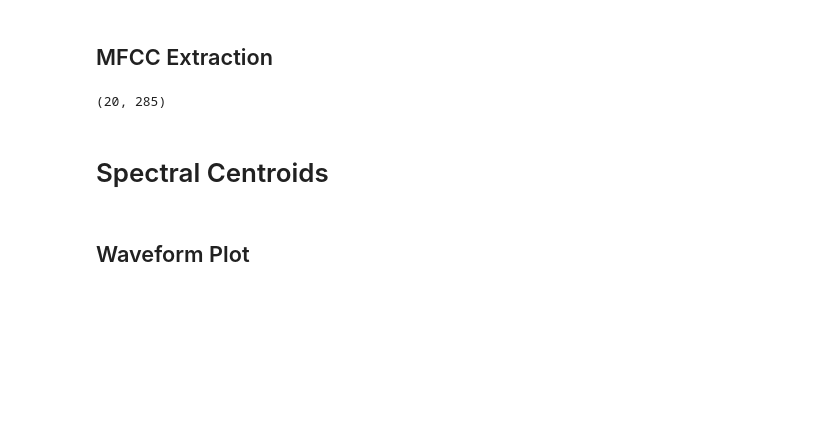
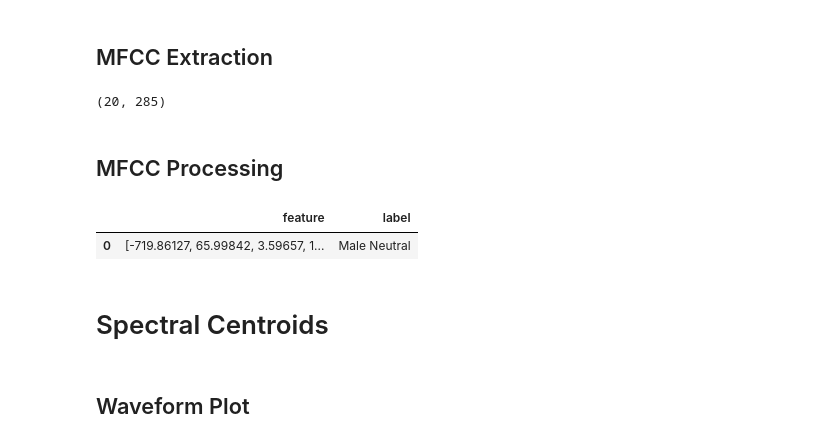
Before and after one commit to ebokelbe/CS254-Final-Project, a Jupyter notebook: Testing_Notebook.ipynb, the cells around one changed output. Drawn from its saved outputs; the diff is of its cells as text; code cells hidden in the pictures; blank space fills up the shorter version.

Commit message:
MFCC mean for feature processing

```diff
--- a/Testing_Notebook.ipynb
+++ b/Testing_Notebook.ipynb
@@ -18,6 +30,19 @@ mfcc = librosa.feature.mfcc(y=y, sr=sr)
 mfcc.shape
 # %% [output]
 (20, 285)
+# %% [markdown]
+## MFCC Processing
+# %%
+# I saw something that used the mean MFCC for processing before putting into dataframe so here we go
+mfcc_processed = np.mean(mfcc.T, axis=0)
+features = []
+label = "Male Neutral"
+features.append([mfcc_processed, label])
+feature_df = pd.DataFrame(features, columns=['feature', 'label'])
+feature_df.head()
+# %% [output]
+|  | feature | label |
+| 0 | [-719.86127, 65.99842, 3.59657, 1... | Male Neutral |
 # %% [markdown]
 # Spectral Centroids
 # %%
```
Also changed, not shown: parts of 2 cells of this notebook.
